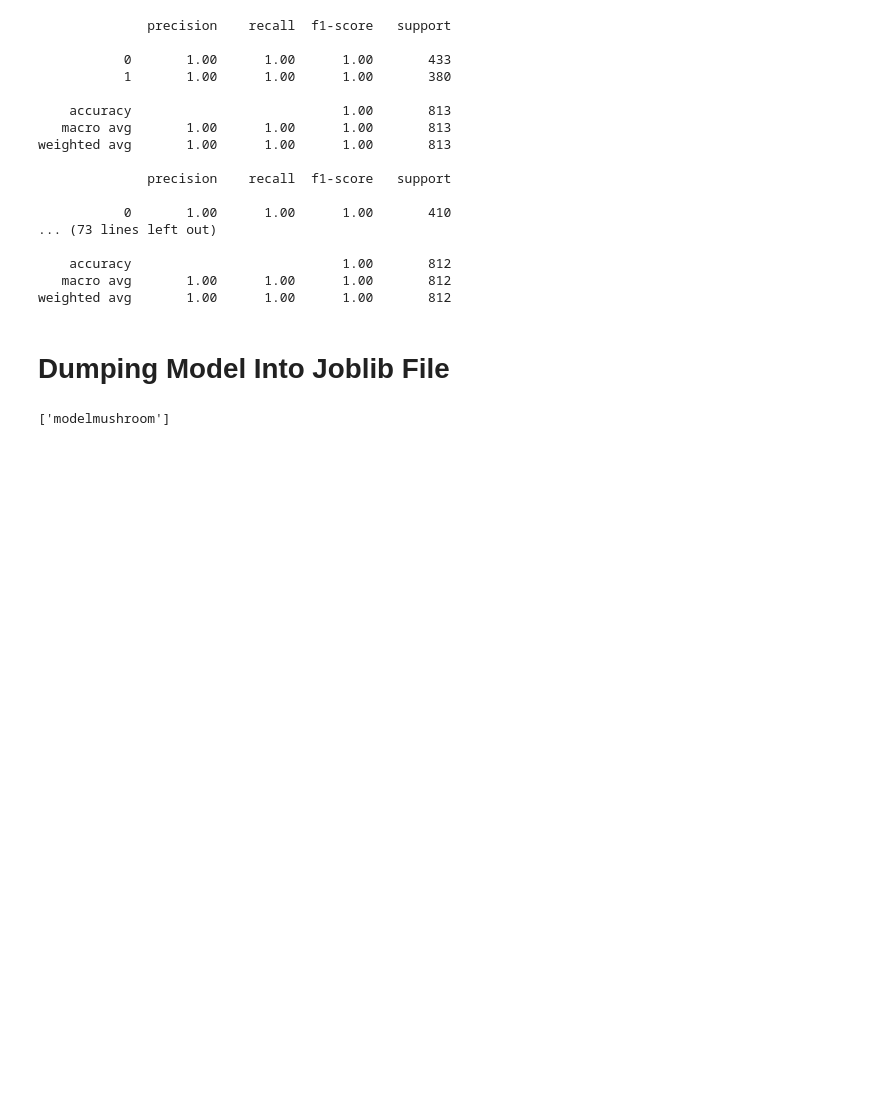
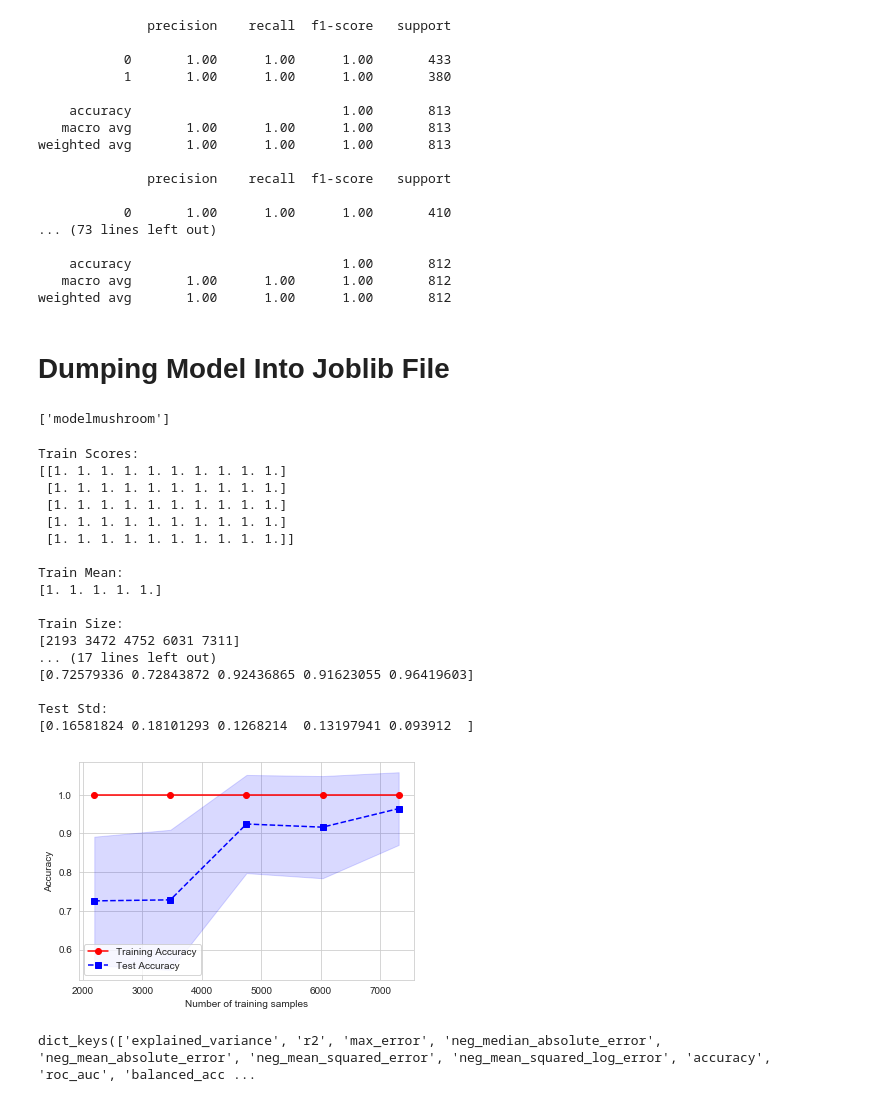
Before and after one commit to andrewedbert/Final_Project_JCDS, a Jupyter notebook: MushroomsMachineLearning.ipynb, the cells around one changed output. Drawn from its saved outputs; the diff is of its cells as text; code cells hidden in the pictures; blank space fills up the shorter version.

```diff
--- a/MushroomsMachineLearning.ipynb
+++ b/MushroomsMachineLearning.ipynb
@@ -726,7 +912,7 @@ for train_index, val_index in kf.split(data, target):
     print(len(X_val), (len(X_train) + len(X_val)))
 
     # instantiate model
-    rfc = RandomForestClassifier(n_estimators=100)
+#     rfc = RandomForestClassifier(n_estimators=100)
 
     #calculate errors
     train_error, val_error = calc_metrics(X_train, y_train, X_val, y_val, rfc)
@@ -815,3 +1001,77 @@ import joblib as jb
 jb.dump(rfc,'modelmushroom')
 # %% [output]
 ['modelmushroom']
+# %%
+from sklearn.model_selection import learning_curve
+
+train_sizes,train_scores,test_scores=learning_curve(rfc,
+                                                    dfmushroom.drop('class',axis=1),
+                                                    dfmushroom['class'],
+                                                    train_sizes=np.linspace(0.3,1.0,5),
+                                                    cv=10,
+                                                    )
+print('\nTrain Scores:')
+print(train_scores)
+#Mean value of accuracy against training data
+train_mean=np.mean(train_scores,axis=1)
+print('\nTrain Mean: ')
+print(train_mean)
+print('\nTrain Size: ')
+print(train_sizes)
+#Standard deviation of training accuracy per number of training samples
+train_std=np.std(train_scores,axis=1)
+print('\nTrain Std: ')
+print(train_std)
+
+#Same as data above for test data
+test_mean=np.mean(test_scores,axis=1)
+test_std=np.std(test_scores,axis=1)
+print('\nTest Scores:')
+print(test_scores)
+print('\nTest Mean: ')
+print(test_mean)
+print('\nTest Std: ')
+print(test_std)
+
+#Plot training accuracies
+plt.plot(train_sizes,train_mean,color='red',marker='o',label='Training Accuracy')
+#Plot the variances of training accuracies
+plt.fill_between(train_sizes,
+                train_mean+train_std,
+                train_mean-train_std,
+                alpha=0.15,color='red')
+#Plot for test data as training data
+plt.plot(train_sizes,test_mean,color='blue',linestyle='--',marker='s',
+        label='Test Accuracy')
+plt.fill_between(train_sizes,
+                test_mean+test_std,
+                test_mean-test_std,
+                alpha=0.15,color='blue')
+plt.xlabel('Number of training samples')
+plt.ylabel('Accuracy')
+plt.legend()
+plt.show()
+# %% [output]
+Train Scores:
+[[1. 1. 1. 1. 1. 1. 1. 1. 1. 1.]
+ [1. 1. 1. 1. 1. 1. 1. 1. 1. 1.]
+ [1. 1. 1. 1. 1. 1. 1. 1. 1. 1.]
+ [1. 1. 1. 1. 1. 1. 1. 1. 1. 1.]
+ [1. 1. 1. 1. 1. 1. 1. 1. 1. 1.]]
+
+Train Mean:
+[1. 1. 1. 1. 1.]
+
+Train Size:
+[2193 3472 4752 6031 7311]
+... (17 lines left out)
+[0.72579336 0.72843872 0.92436865 0.91623055 0.96419603]
+
+Test Std:
+[0.16581824 0.18101293 0.1268214  0.13197941 0.093912  ]
+[figure, added]
+# %%
+import sklearn
+sklearn.metrics.SCORERS.keys()
+# %% [output]
+dict_keys(['explained_variance', 'r2', 'max_error', 'neg_median_absolute_error', 'neg_mean_absolute_error', 'neg_mean_squared_error', 'neg_mean_squared_log_error', 'accuracy', 'roc_auc', 'balanced_acc ...
```
Also changed, not shown: parts of 20 cells of this notebook, 1 other file.
